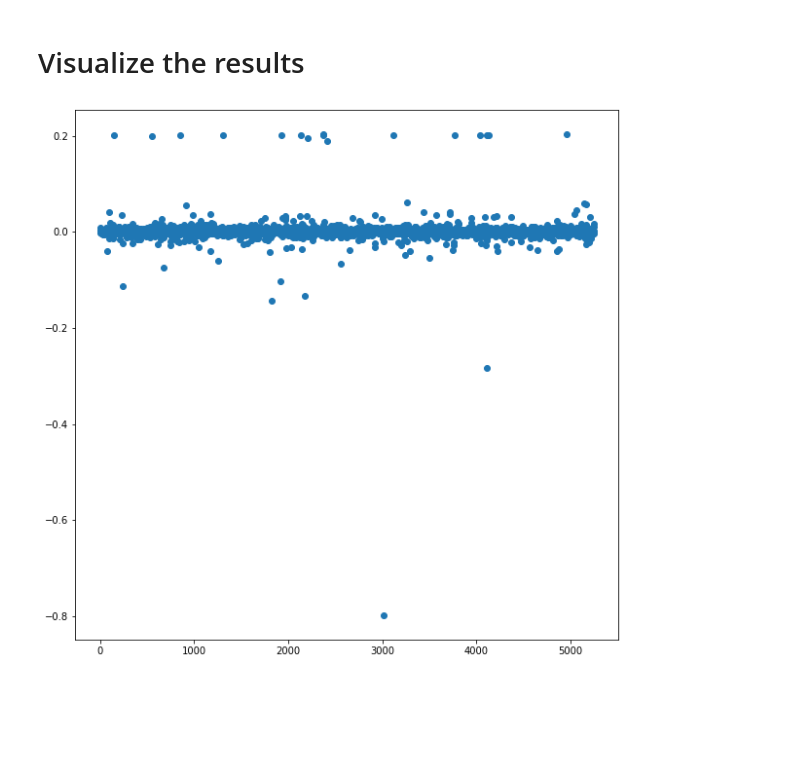
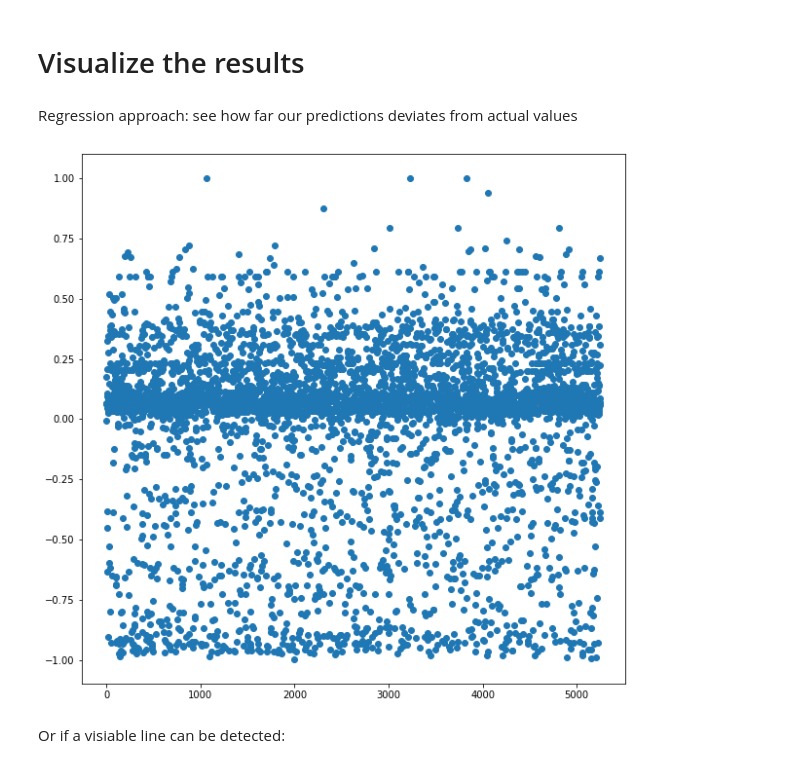
Before and after one commit to huytrinhx/MSBA-21, a Jupyter notebook: Predicting_the_usefulness_of_Amazon_Reviews_Base_Train(LDA+JSD).ipynb, the cells around one changed output. Saved outputs shown, nothing was run; the diff lists cells and outputs as text; code cells hidden in the pictures; blank space fills up the shorter version.

```diff
--- a/Predicting_the_usefulness_of_Amazon_Reviews_Base_Train(LDA+JSD).ipynb
+++ b/Predicting_the_usefulness_of_Amazon_Reviews_Base_Train(LDA+JSD).ipynb
@@ -250,0 +332,9 @@ Number of reviews removed: 2134
+# %%
+def MinMaxScale(row):
+  x = row['data/helpful_votes']
+  min = row['min']
+  max = row['max']
+  if max - min != 0 :
+    return (x - min) /(max - min)
+  else:
+    return 0
@@ -570,12 +732,18 @@ final_data.to_csv(home_dir+predicted_data)
 #load saved prediction data. Uncomment if needed
 predicted_data = 'US_Tennis_Racquet_Reviews_Predictions.csv'
 final_data = pd.read_csv(home_dir+predicted_data)
+# %% [markdown]
+Regression approach: see how far our predictions deviates from actual values
+# %%
+final_data['helpful_votes_scaled_2'] = final_data.apply(lambda row: MinMaxScale(row),axis=1)
 # %%
-true_vals = final_data['helpful_votes_scaled']
-predicted_vals = final_data['predict_score']
+true_vals = final_data['helpful_votes_scaled_2']
+predicted_vals = final_data['predicted_score']
 plt.figure(figsize=(10,10))
 plt.plot(predicted_vals - true_vals,marker='o',linestyle='')
 plt.show()
 # %% [output]
-[figure, old version]
+[figure, new version]
+# %% [markdown]
+Or if a visiable line can be detected:
 # %%
```
Also changed, not shown: parts of 67 cells of this notebook.
